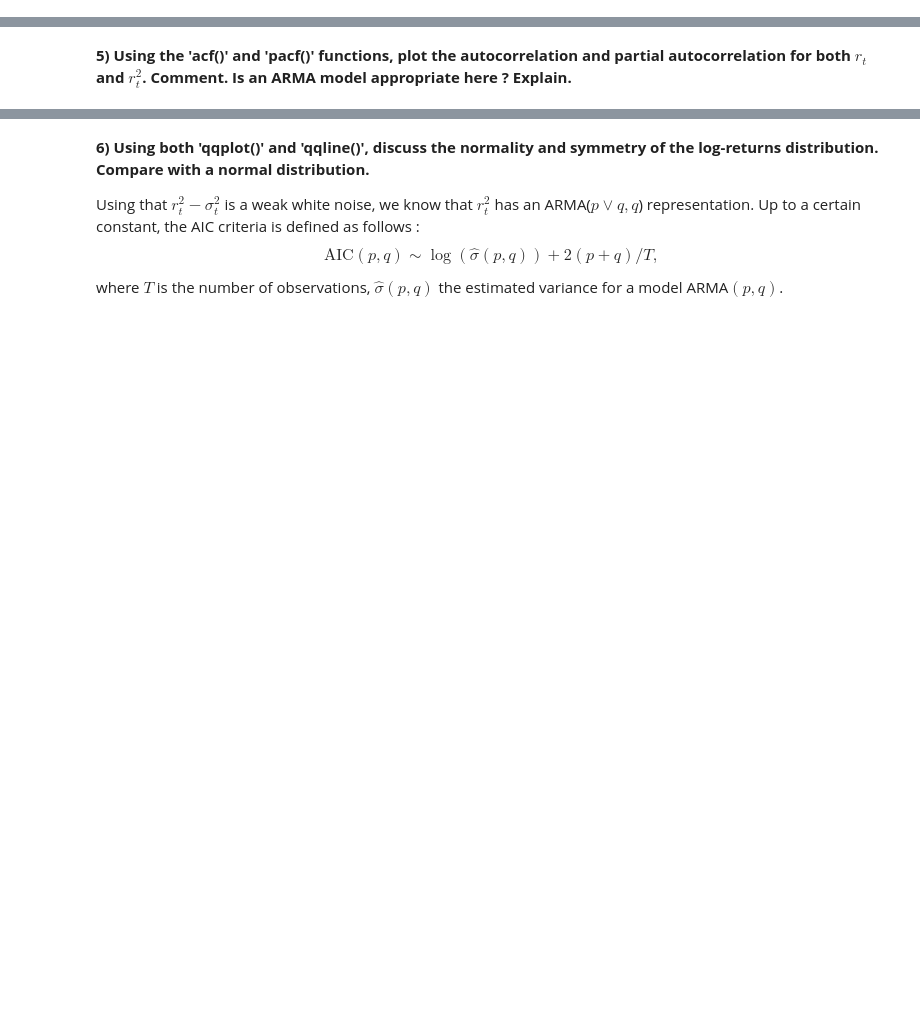
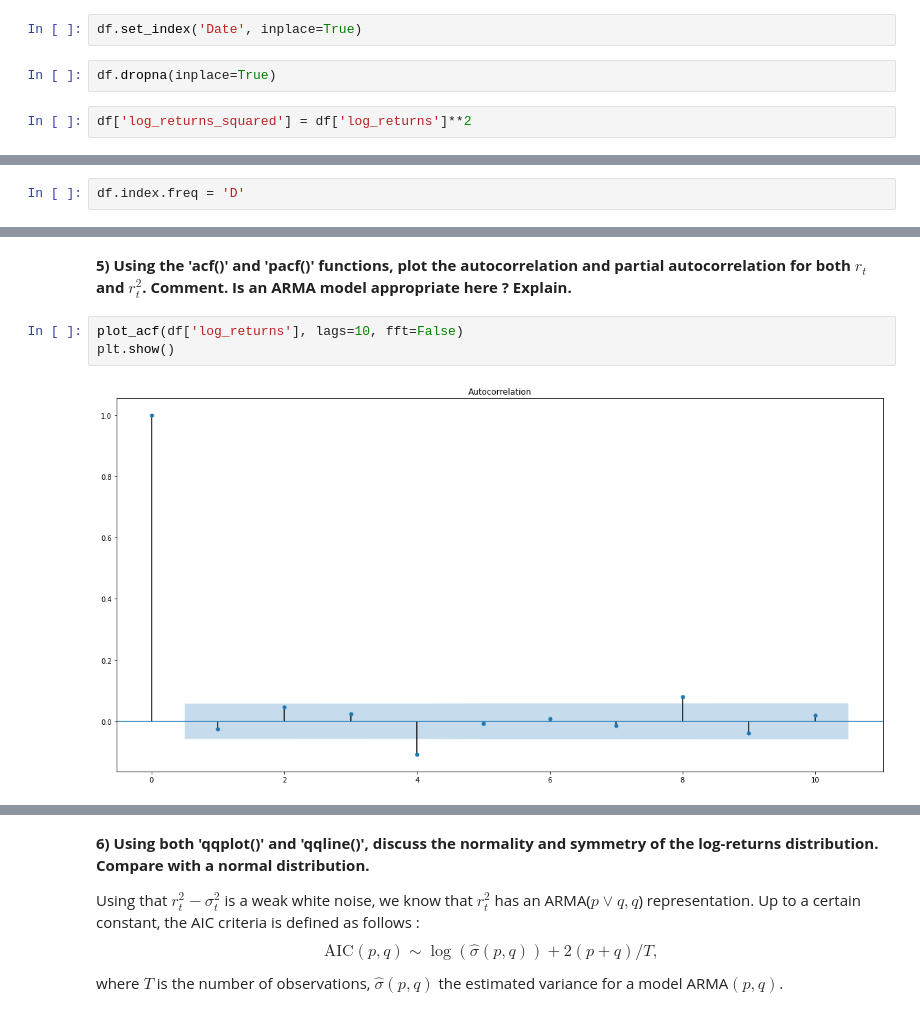
Before and after one commit to SushiFou/Time-Series---Financial-Data-, a Jupyter notebook: TP2_Time_Series_Kervella.ipynb, the cells around one changed output, grey strips where cells are left out. Cells and saved outputs as stored; diff of their text form; blank space fills up the shorter version.

```diff
--- a/TP2_Time_Series_Kervella.ipynb
+++ b/TP2_Time_Series_Kervella.ipynb
@@ -94,0 +250,6 @@ df.head()
+# %%
+df.set_index('Date', inplace=True)
+# %%
+df.dropna(inplace=True)
+# %%
+df['log_returns_squared'] = df['log_returns']**2
@@ -94,0 +287,2 @@ df.head()
+# %%
+df.index.freq = 'D'
@@ -95,2 +300,7 @@ df.head()
 # %% [markdown]
 **5) Using the 'acf()' and 'pacf()' functions, plot the autocorrelation and partial autocorrelation for both $r_t$ and $r_t^2$. Comment. Is an ARMA model appropriate here ? Explain.**
+# %%
+plot_acf(df['log_returns'], lags=10, fft=False)
+plt.show()
+# %% [output]
+[figure, added]
```
Also changed, not shown: parts of 46 cells of this notebook.
